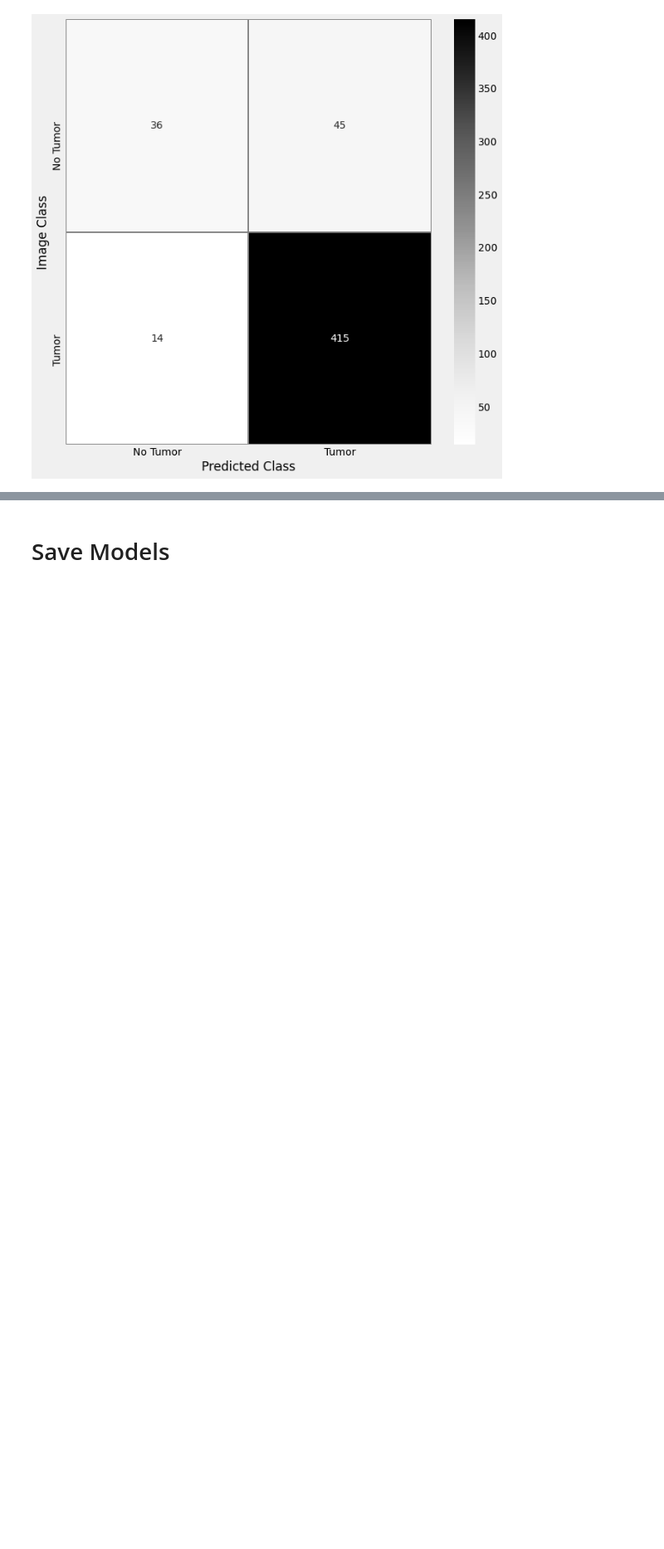
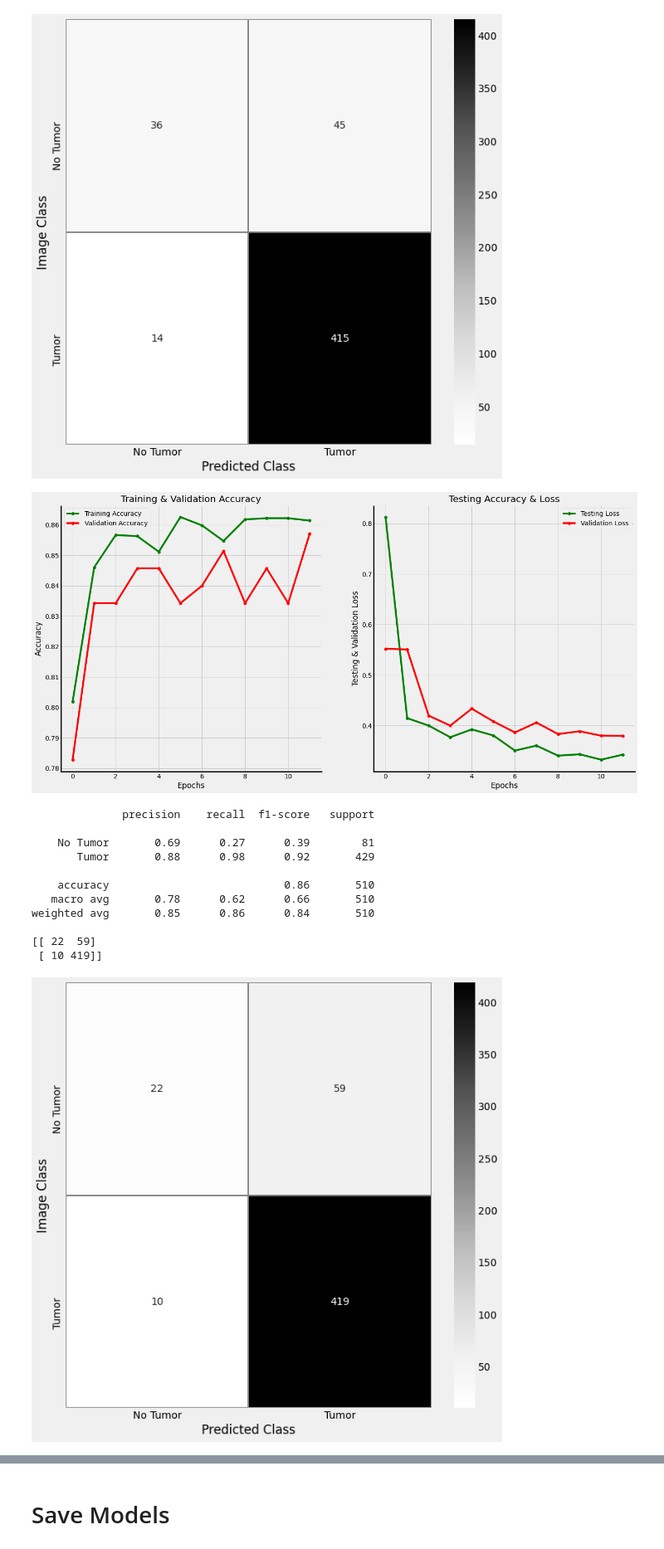
Before and after one commit to samjdedes/MRI_brain_scan_tumor_detection, a Jupyter notebook: notebooks/exploratory/EDA.ipynb, the cells around one changed output, grey strips where cells are left out. Shown at 83% size. Cells and saved outputs as stored; diff of their text form; code cells hidden in the pictures; blank space fills up the shorter version.

```diff
--- a/notebooks/exploratory/EDA.ipynb
+++ b/notebooks/exploratory/EDA.ipynb
@@ -904,0 +906,17 @@ Epoch 00012: ReduceLROnPlateau reducing learning rate to 7.289999985005124e-07.
+# %%
+metrics = ['Recall', 'accuracy']
+
+model8 = Sequential()
+model8.add(Conv2D(64, (2,2), strides=2, padding='same', activation='elu', input_shape=(150,150,3)))
+
+model8.add(MaxPool2D((2,2), strides=2, padding='same'))
+
+model8.add(Flatten())
+
+model8.add(Dense(units=128, activation='elu'))
+model8.add(Dropout(0.2))
+model8.add(Dense(units=1, activation='sigmoid'))
+model8.compile(optimizer='rmsprop', loss='binary_crossentropy', metrics=metrics)
+# %%
+epochs = 12
+model8_history = model8.fit(datagen.flow(x_train, y_train), epochs=epochs, validation_data=datagen.flow(x_val, y_val), callbacks=[learning_rate_reduction_loss, learning_rate_reduction_acc])
@@ -1154,3 +1344,20 @@ weighted avg       0.87      0.88      0.87       510
 [[ 36  45]
  [ 14 415]]
 [figure]
+# %%
+plot_metrics(model8_history.history, path='../figures/model_8')
+plot_confusion_matrix(model8, x_test, y_test, path='../figures/model_8')
+# %% [output]
+[figure, added]
+              precision    recall  f1-score   support
+
+    No Tumor       0.69      0.27      0.39        81
+       Tumor       0.88      0.98      0.92       429
+
+    accuracy                           0.86       510
+   macro avg       0.78      0.62      0.66       510
+weighted avg       0.85      0.86      0.84       510
+
+[[ 22  59]
+ [ 10 419]]
+[figure, added]
```
Also changed, not shown: parts of 32 cells of this notebook, 11 other files.
